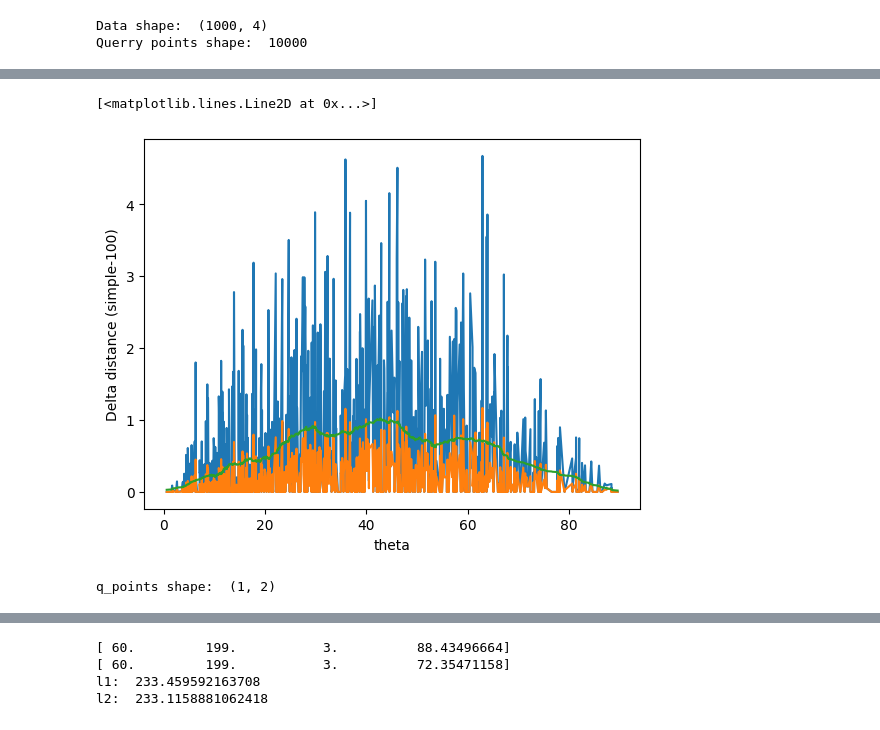
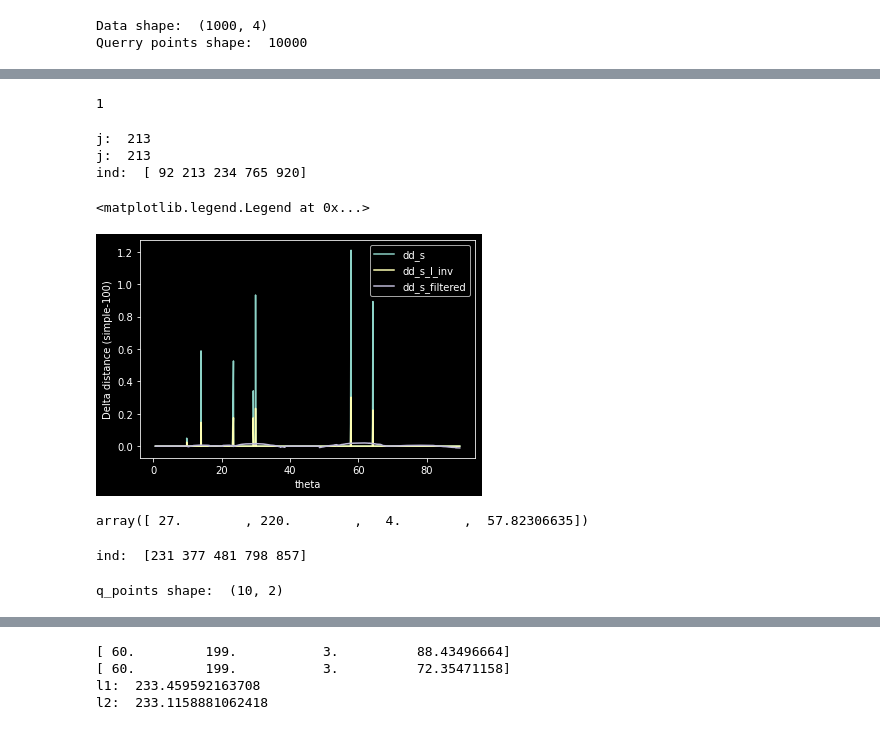
Before and after one commit to PRigas96/nMANN, a Jupyter notebook: panos.ipynb, the cells around one changed output, grey strips where cells are left out. Drawn from its saved outputs; the diff is of its cells as text; code cells hidden in the pictures.

```diff
--- a/panos.ipynb
+++ b/panos.ipynb
@@ -122,5 +122,7 @@ def cost_function(bandwidth):
     return w_error,n_error, error, clusters.__len__()
 # %%
 cluster,min_, max_ = rclustering(data, bandwidth_method = 3.3)
+cluster1,min_, max_ = rclustering(data, bandwidth_method = 3.3)
+cl_error = getClusterError(cluster)
 clusters, error = compress_data(cluster, min_, max_)
 # %% [output]
@@ -149,0 +181,22 @@ q_points.__len__()
+# %%
+ioi = 213
+soi_ = data[ioi]
+print(ioi)
+soi_ = data[ioi]
+# search for soi in cluster[0]
+cl=-2
+for i in range(cluster[cl].__len__()):
+    if np.allclose(cluster[cl][i][0:-1], soi_[0:-1]):
+        print("found")
+        print("i is ", i)
+        break
+print("=====================================")
+soi = cluster[cl][i]
+print("soi:",soi)
+print("soi_:",soi_)
+a= mt.Linf_(geo.create_square2(soi), q_points[0])
+print("Linf_:",a)
+b=mt.Linf(geo.create_square2(soi_), q_points[0])[0]
+print("Linf:",b)
+print("q_points[0]: ", q_points[0])
+print("a-b= ", a-b)
@@ -185,3 +243,10 @@ q_points.__len__()
+# %%
+# get the first 10 points of the data
+q_points = np.load('./data_v1/1000sq/1000qp.npy')
+q_points = q_points[:1]
+q_points.__len__()
+# %% [output]
+1
 # %%
 # init dd_s to be an array of zeros of size data.__len__()
 dd_s = np.zeros(data.__len__())
@@ -201,49 +266,71 @@ for i in range(q_points.__len__()):
 
         l_inf_simple = mt.Linf_(geo.create_square2(data[j]), q_points[i])
         #print("l_inf_simple: ", l_inf_simple)
+        if l_inf_simple-l_inf_100 > 1:
+            print("j: ", j)
         dd_s[j] += (l_inf_simple-l_inf_100)
+        if dd_s[j] > 1:
+            print("j: ", j)
         dd_s_l_inv[j] += (l_inf_simple-l_inf_100)/data[j][-2]
+# find ind of greater than 1 el in dd_s
+ind = np.where(dd_s > .5)[0]
+print("ind: ", ind)
 # sort the dd_s and t
 dd_s = dd_s[np.argsort(t)]
 dd_s_l_inv = dd_s_l_inv[np.argsort(t)]
 t = t[np.argsort(t)]
 # norm
 
 #dd_s = dd_s / np.max(dd_s)
 #dd_s_l_inv = dd_s / np.max(dd_s)
 # t = t / np.max(t)
 # check if the dd_s is equal to the dd_s_l_inv
 
 if np.array_equal(dd_s, dd_s_l_inv):
     print("dd_s and dd_s_l_inv are equal")
 
 # sort the dd_s and t
 #dd_s = dd_s[np.argsort(t)]
 #t = t[np.argsort(t)]
 
 # plot dd_s
 plt.plot(t, dd_s)
 plt.plot(t, dd_s_l_inv)
 # put x label
 plt.xlabel('theta')
 # put y label
 plt.ylabel('Delta distance (simple-100)')
 # pass dd_s through a low pass filter
 import scipy.signal as signal
-dd_s_filtered = signal.savgol_filter(dd_s, 51*4, 3) # window size 51*4, polynomial order 3
+dd_s_filtered = signal.savgol_filter(dd_s, 51*4+1, 3) # window size 51*4, polynomial order 3
 
 # plot dd_s
 plt.plot(t, dd_s_filtered)
+# add legend
+plt.legend(['dd_s', 'dd_s_l_inv', 'dd_s_filtered'])
 # %% [output]
-[<matplotlib.lines.Line2D at 0x...>]
+j:  213
+j:  213
+ind:  [ 92 213 234 765 920]
+<matplotlib.legend.Legend at 0x...>
-[figure, old version]
+[figure, new version]
+# %%
+data[213]
+# %% [output]
+array([ 27.        , 220.        ,   4.        ,  57.82306635])
+# %%
+# find ind of greater than 1 el in dd_s
+ind = np.where(dd_s > .5)[0]
+print("ind: ", ind)
+# %% [output]
+ind:  [231 377 481 798 857]
 # %%
 #q_points = np.load('./data_v2/1000sq/1000qpv2.npy')
 q_points = np.load('./data_v1/1000sq/1000qp.npy')
 
-nop = 1
+nop = 10
 beg = 0
 q_points = q_points[beg:beg+nop]
 print("q_points shape: ", q_points.shape)
 # %% [output]
-q_points shape:  (1, 2)
+q_points shape:  (10, 2)
```
Also changed, not shown: parts of 23 cells of this notebook, 3 other files.
